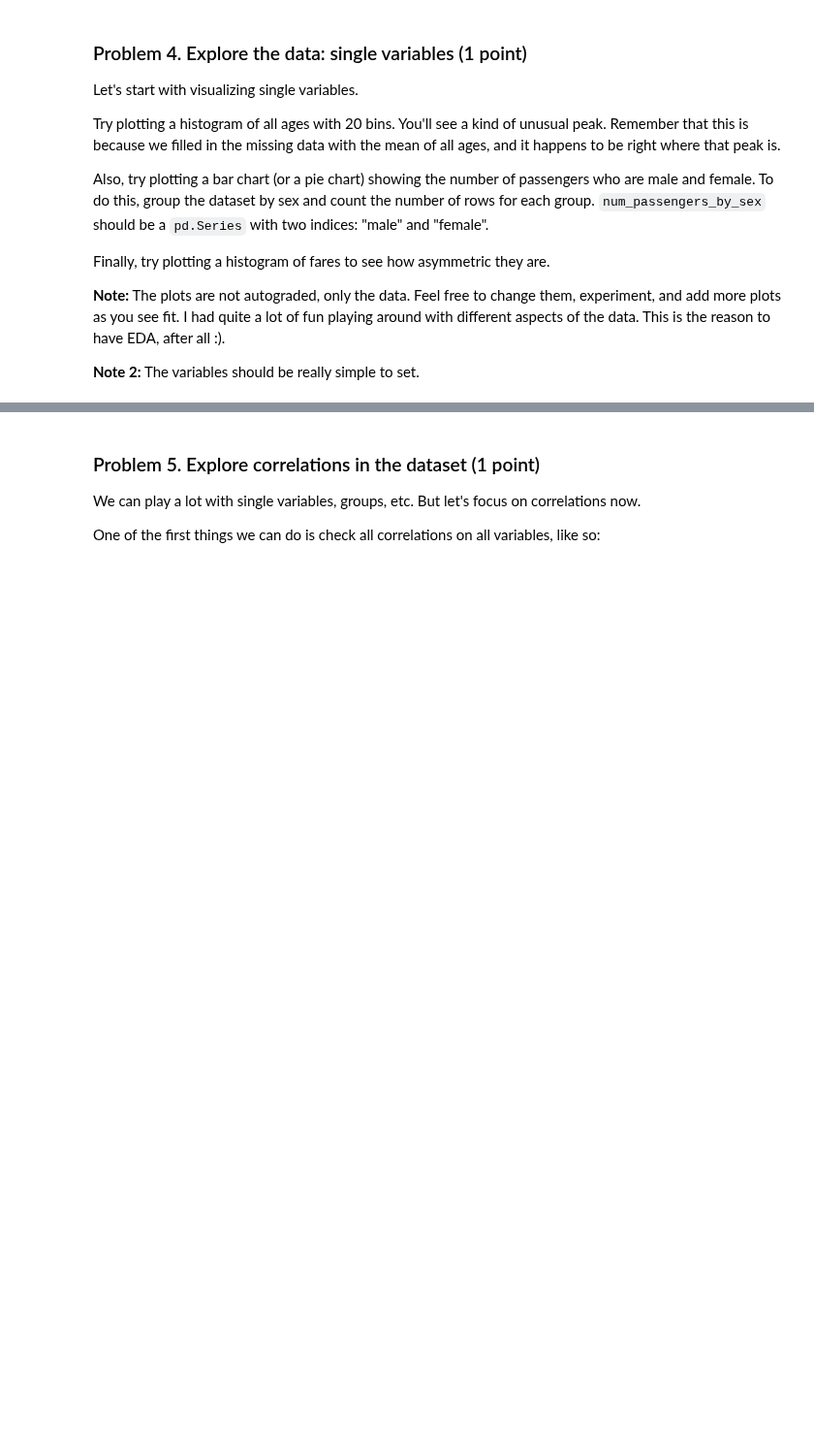
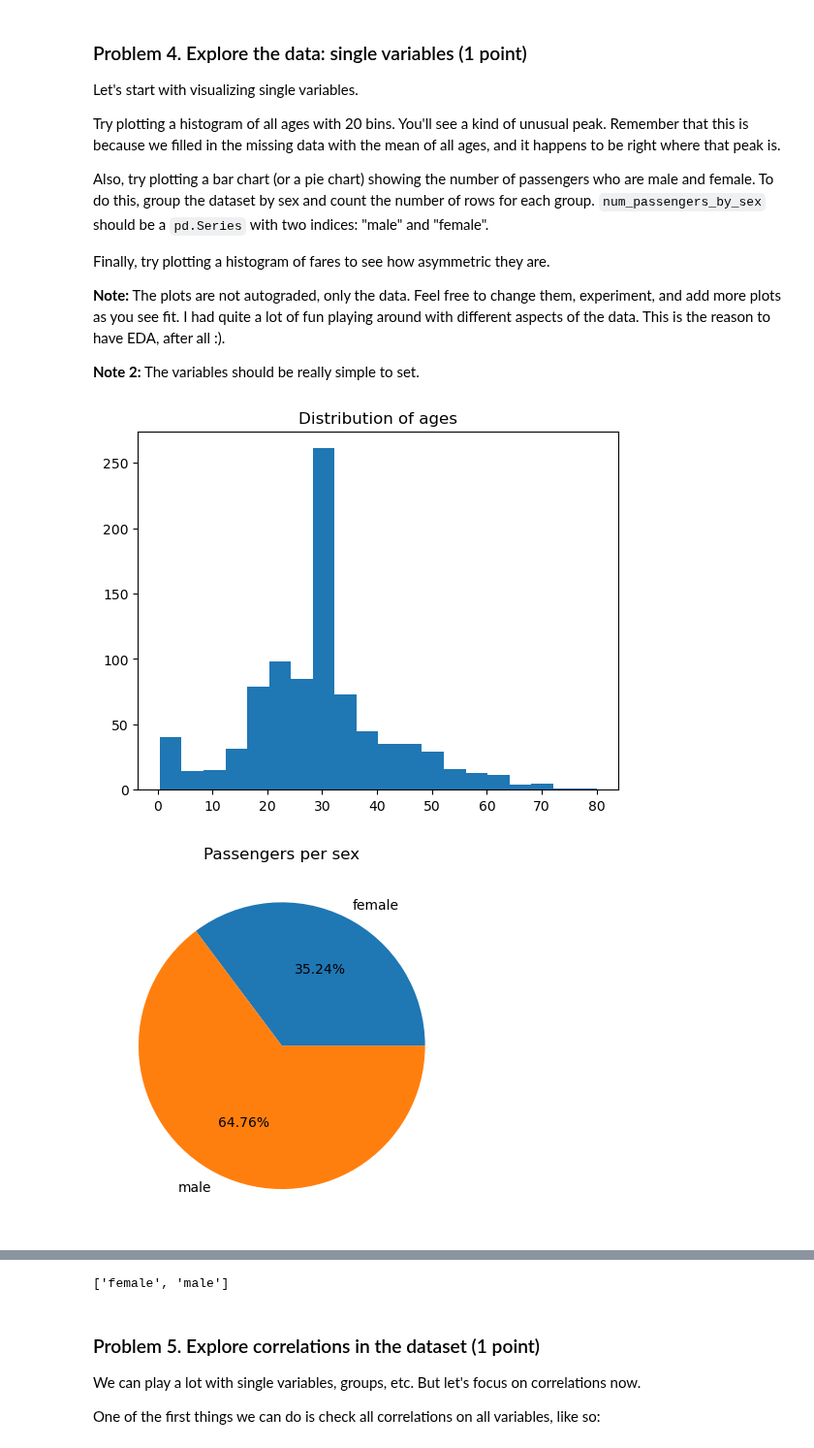
Before and after one commit to bahbo/SoftUni_Data_Scinece, a Jupyter notebook: 07. Data-Science-Project-Architecture-Lab/DS Project Architecture Lab.ipynb, the cells around one changed output, grey strips where cells are left out. Shown at 97% size. Saved outputs shown, nothing was run; the diff lists cells and outputs as text; code cells hidden in the pictures; blank space fills up the shorter version.

```diff
--- a/07. Data-Science-Project-Architecture-Lab/DS Project Architecture Lab.ipynb
+++ b/07. Data-Science-Project-Architecture-Lab/DS Project Architecture Lab.ipynb
@@ -181,20 +181,26 @@ Finally, try plotting a histogram of fares to see how asymmetric they are.
 # %%
 all_ages = None
 num_passengers_by_sex = None
 all_fares = None
 
 # YOUR CODE HERE
-raise NotImplementedError()
+all_ages = titanic_data["Age"]
+num_passengers_by_sex = titanic_data["Sex"].value_counts(ascending=True)
+all_fares = titanic_data["Fare"]
 
 plt.hist(all_ages, bins = 20)
 plt.title("Distribution of ages")
 plt.show()
 
 plt.gca().set_aspect("equal")
 plt.pie(num_passengers_by_sex, labels = num_passengers_by_sex.index, autopct = "%.2f%%")
 plt.title("Passengers per sex")
 plt.show()
 
 plt.hist(all_fares, bins = 20)
 plt.title("Distribution of fares")
 plt.show()
+num_passengers_by_sex.index.tolist()
+# %% [output]
+[figure, added]
+[figure, added]
@@ -201,3 +208,4 @@ plt.show()
+['female', 'male']
 # %%
 assert_is_not_none(all_ages)
 assert_is_not_none(num_passengers_by_sex)
```
Also changed, not shown: parts of 12 cells of this notebook.
